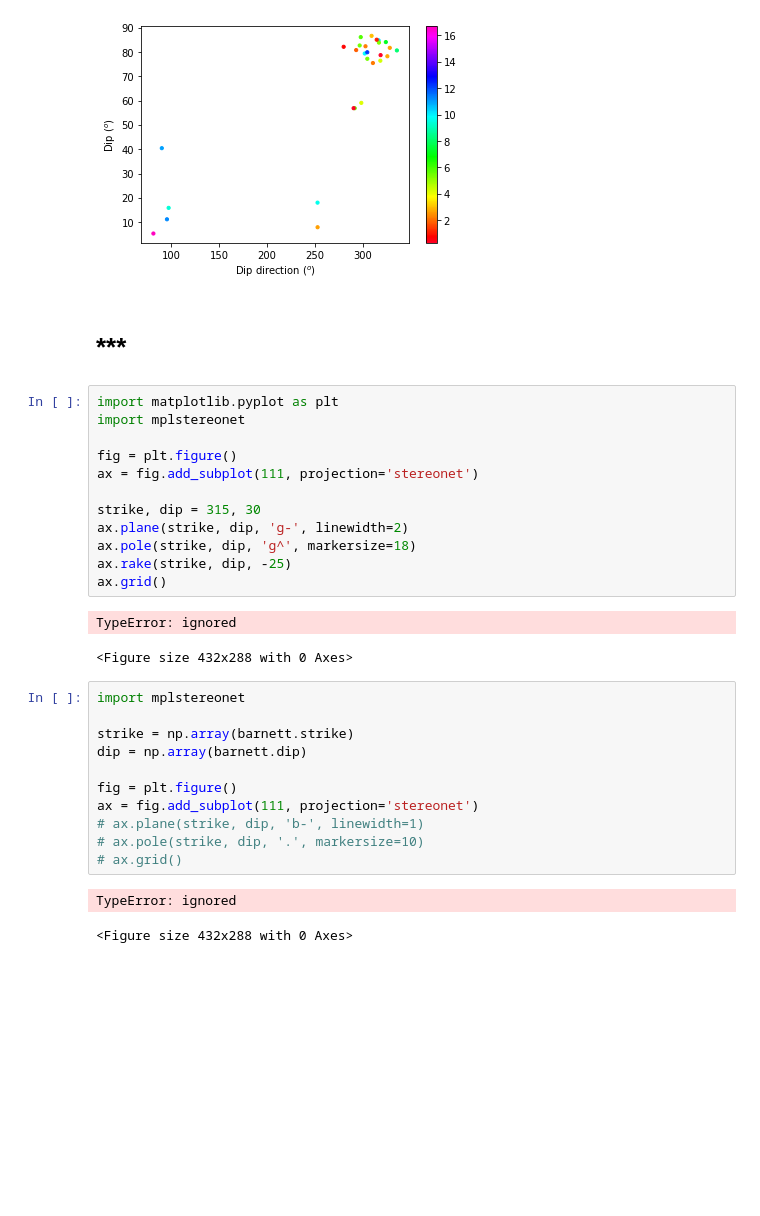
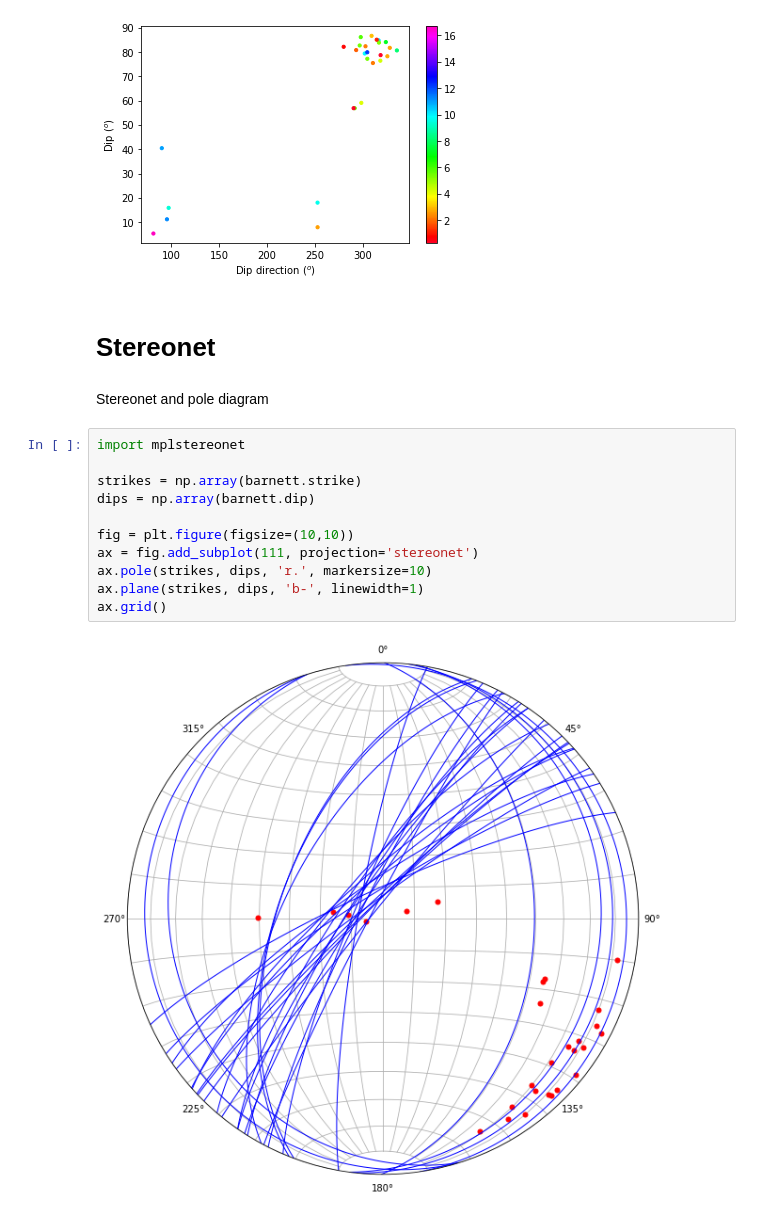
Before and after one commit to yohanesnuwara/reservoir-geomechanics, a Jupyter notebook: homework 5/homework5_reservoir_geomechanics.ipynb, the cells around one changed output. Saved outputs shown, nothing was run; the diff lists cells and outputs as text; blank space fills up the shorter version.

```diff
--- a/homework 5/homework5_reservoir_geomechanics.ipynb
+++ b/homework 5/homework5_reservoir_geomechanics.ipynb
@@ -157,33 +184,19 @@ plt.xlabel('Dip direction ($^o$)'); plt.ylabel('Dip ($^o$)')
 Text(0, 0.5, 'Dip ($^o$)')
 [figure]
 # %% [markdown]
-# ***
+# Stereonet
-# %%
-import matplotlib.pyplot as plt
-import mplstereonet
-
-fig = plt.figure()
-ax = fig.add_subplot(111, projection='stereonet')
-
-strike, dip = 315, 30
-ax.plane(strike, dip, 'g-', linewidth=2)
-ax.pole(strike, dip, 'g^', markersize=18)
-ax.rake(strike, dip, -25)
-ax.grid()
-# %% [output]
-TypeError: ignored
-<Figure size 432x288 with 0 Axes>
+# %% [markdown]
+Stereonet and pole diagram
 # %%
 import mplstereonet
 
-strike = np.array(barnett.strike)
-dip = np.array(barnett.dip)
+strikes = np.array(barnett.strike)
+dips = np.array(barnett.dip)
 
-fig = plt.figure()
+fig = plt.figure(figsize=(10,10))
 ax = fig.add_subplot(111, projection='stereonet')
-# ax.plane(strike, dip, 'b-', linewidth=1)
-# ax.pole(strike, dip, '.', markersize=10)
-# ax.grid()
+ax.pole(strikes, dips, 'r.', markersize=10)
+ax.plane(strikes, dips, 'b-', linewidth=1)
+ax.grid()
 # %% [output]
-TypeError: ignored
-<Figure size 432x288 with 0 Axes>
+[figure, added]
```
Also changed, not shown: parts of 9 cells of this notebook.
